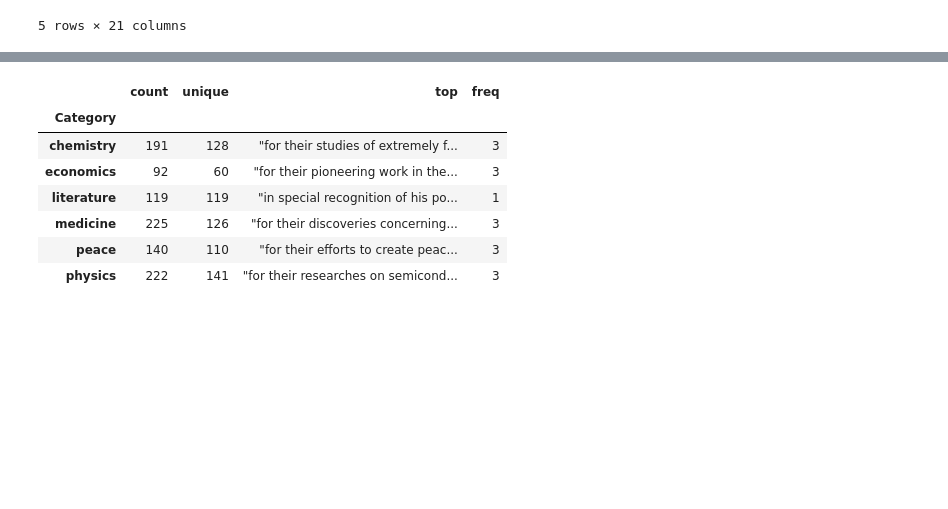
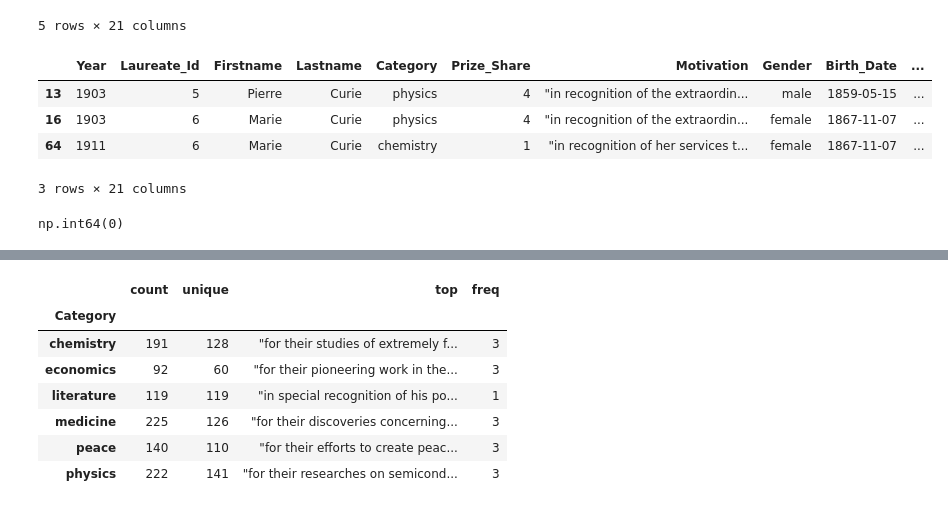
Before and after one commit to SalvadorCM786/ExamenModuloIV, a Jupyter notebook: Examen4SCM.ipynb, the cells around one changed output, grey strips where cells are left out. Drawn from its saved outputs; the diff is of its cells as text; code cells hidden in the pictures; blank space fills up the shorter version.

```diff
--- a/Examen4SCM.ipynb
+++ b/Examen4SCM.ipynb
@@ -137,3 +133,17 @@ nobel.head()
 | 3 | 1901 | 463 | Frédéric | Passy | peace | 2 | "for his lifelong work for intern... | male | 1822-05-20 | ... |
 | 4 | 1901 | 569 | Sully | Prudhomme | literature | 1 | "in special recognition of his po... | male | 1839-03-16 | ... |
 5 rows × 21 columns
+# %%
+# Marie Curie debe aparecer dos veces (1903 y 1911), no cuatro ni una sola
+nobel[nobel["Lastname"] == "Curie"]
+# %% [output]
+|  | Year | Laureate_Id | Firstname | Lastname | Category | Prize_Share | Motivation | Gender | Birth_Date | ... |
+| 13 | 1903 | 5 | Pierre | Curie | physics | 4 | "in recognition of the extraordin... | male | 1859-05-15 | ... |
+| 16 | 1903 | 6 | Marie | Curie | physics | 4 | "in recognition of the extraordin... | female | 1867-11-07 | ... |
+| 64 | 1911 | 6 | Marie | Curie | chemistry | 1 | "in recognition of her services t... | female | 1867-11-07 | ... |
+3 rows × 21 columns
+# %%
+# Si algún premio no encontró pareja en personal, aquí se vería (debería ser 0)
+nobel["Gender"].isna().sum()
+# %% [output]
+np.int64(0)
```
Also changed, not shown: parts of 82 cells of this notebook, 2 other files.
